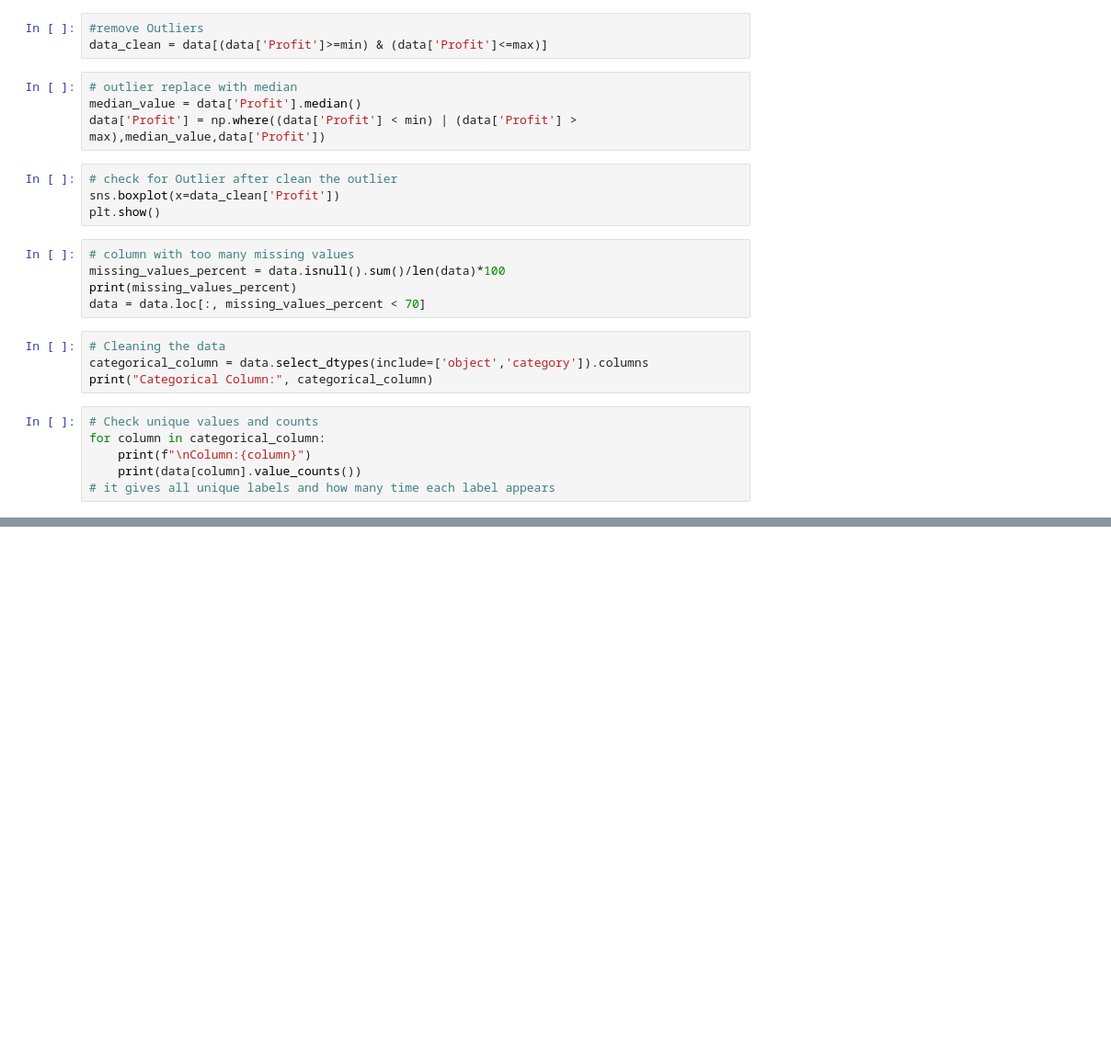
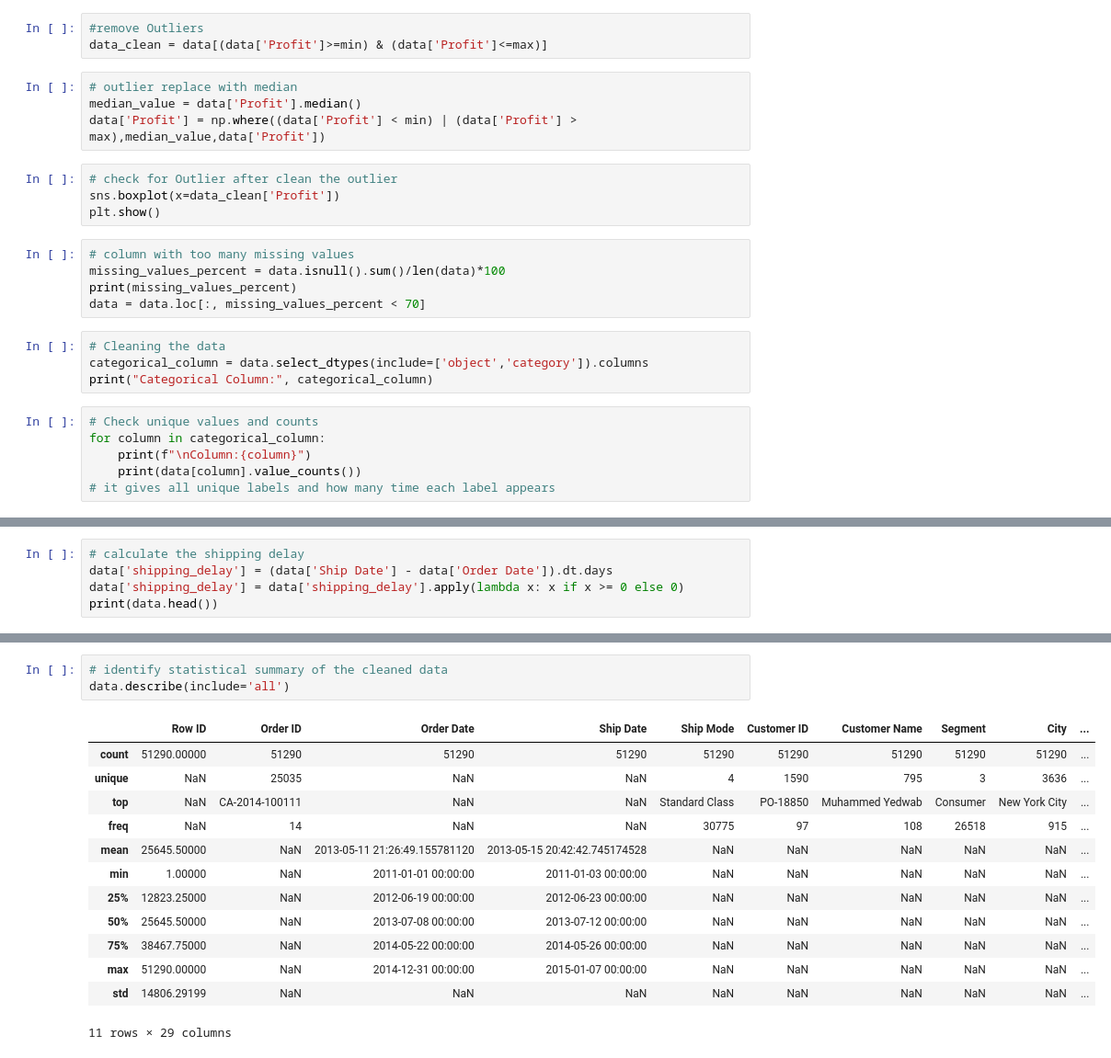
Before and after one commit to bhandari86/Global_retail_sales-_analysis, a Jupyter notebook: notebook/retailsales_analysis.ipynb, the cells around one changed output, grey strips where cells are left out. Shown: that part at 92% size. Drawn from its saved outputs; the diff is of its cells as text; blank space fills up the shorter version.

```diff
--- a/notebook/retailsales_analysis.ipynb
+++ b/notebook/retailsales_analysis.ipynb
@@ -83,0 +296,5 @@ for column in categorical_column:
+# %%
+# calculate the shipping delay
+data['shipping_delay'] = (data['Ship Date'] - data['Order Date']).dt.days
+data['shipping_delay'] = data['shipping_delay'].apply(lambda x: x if x >= 0 else 0)
+print(data.head())
@@ -83,0 +341,17 @@ for column in categorical_column:
+# %%
+# identify statistical summary of the cleaned data
+data.describe(include='all')
+# %% [output]
+|  | Row ID | Order ID | Order Date | Ship Date | Ship Mode | Customer ID | Customer Name | Segment | City | ... |
+| count | 51290.00000 | 51290 | 51290 | 51290 | 51290 | 51290 | 51290 | 51290 | 51290 | ... |
+| unique | NaN | 25035 | NaN | NaN | 4 | 1590 | 795 | 3 | 3636 | ... |
+| top | NaN | CA-2014-100111 | NaN | NaN | Standard Class | PO-18850 | Muhammed Yedwab | Consumer | New York City | ... |
+| freq | NaN | 14 | NaN | NaN | 30775 | 97 | 108 | 26518 | 915 | ... |
+| mean | 25645.50000 | NaN | 2013-05-11 21:26:49.155781120 | 2013-05-15 20:42:42.745174528 | NaN | NaN | NaN | NaN | NaN | ... |
+| min | 1.00000 | NaN | 2011-01-01 00:00:00 | 2011-01-03 00:00:00 | NaN | NaN | NaN | NaN | NaN | ... |
+| 25% | 12823.25000 | NaN | 2012-06-19 00:00:00 | 2012-06-23 00:00:00 | NaN | NaN | NaN | NaN | NaN | ... |
+| 50% | 25645.50000 | NaN | 2013-07-08 00:00:00 | 2013-07-12 00:00:00 | NaN | NaN | NaN | NaN | NaN | ... |
+| 75% | 38467.75000 | NaN | 2014-05-22 00:00:00 | 2014-05-26 00:00:00 | NaN | NaN | NaN | NaN | NaN | ... |
+| max | 51290.00000 | NaN | 2014-12-31 00:00:00 | 2015-01-07 00:00:00 | NaN | NaN | NaN | NaN | NaN | ... |
+| std | 14806.29199 | NaN | NaN | NaN | NaN | NaN | NaN | NaN | NaN | ... |
+11 rows × 29 columns
```
Also changed, not shown: parts of 18 cells of this notebook.
